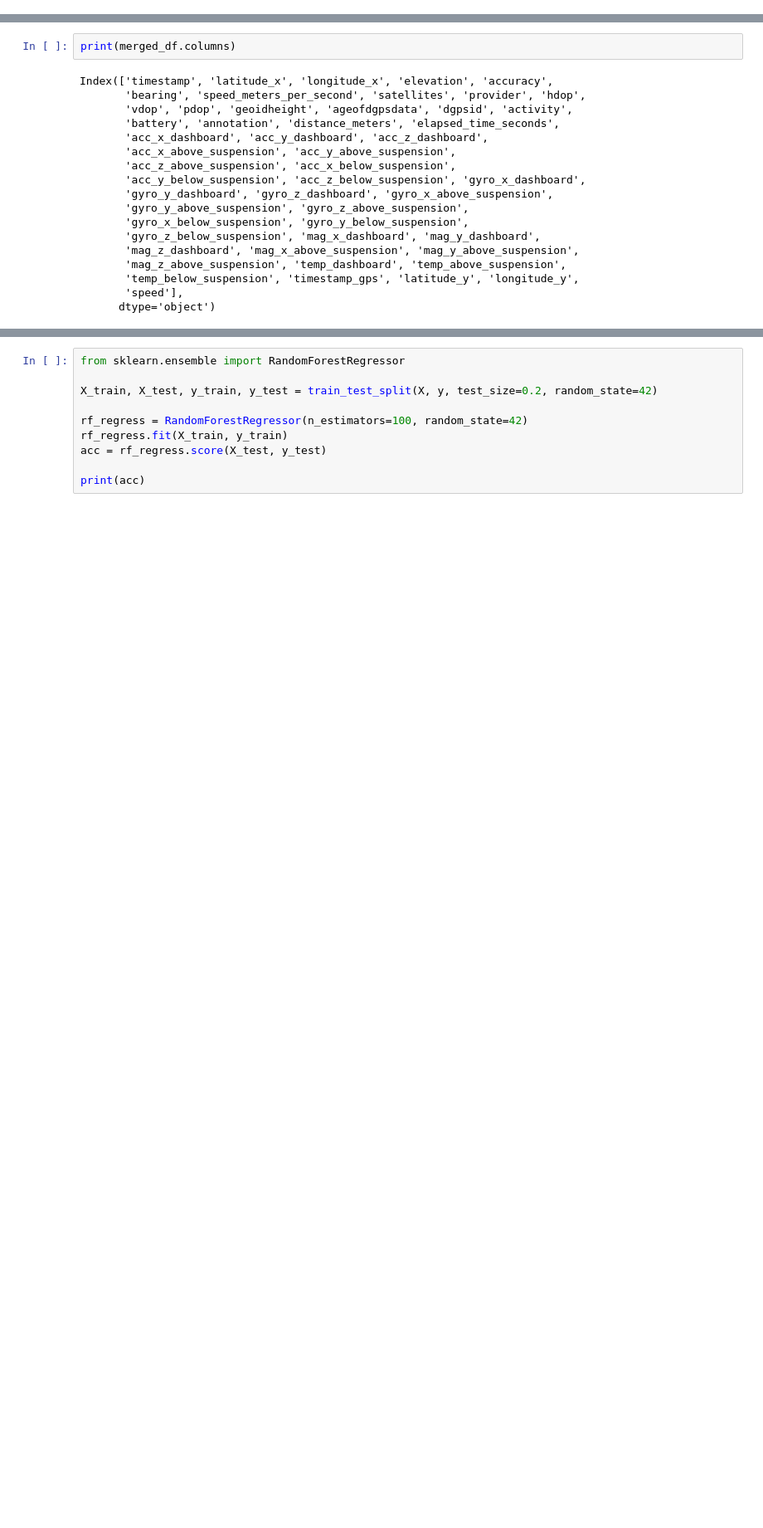
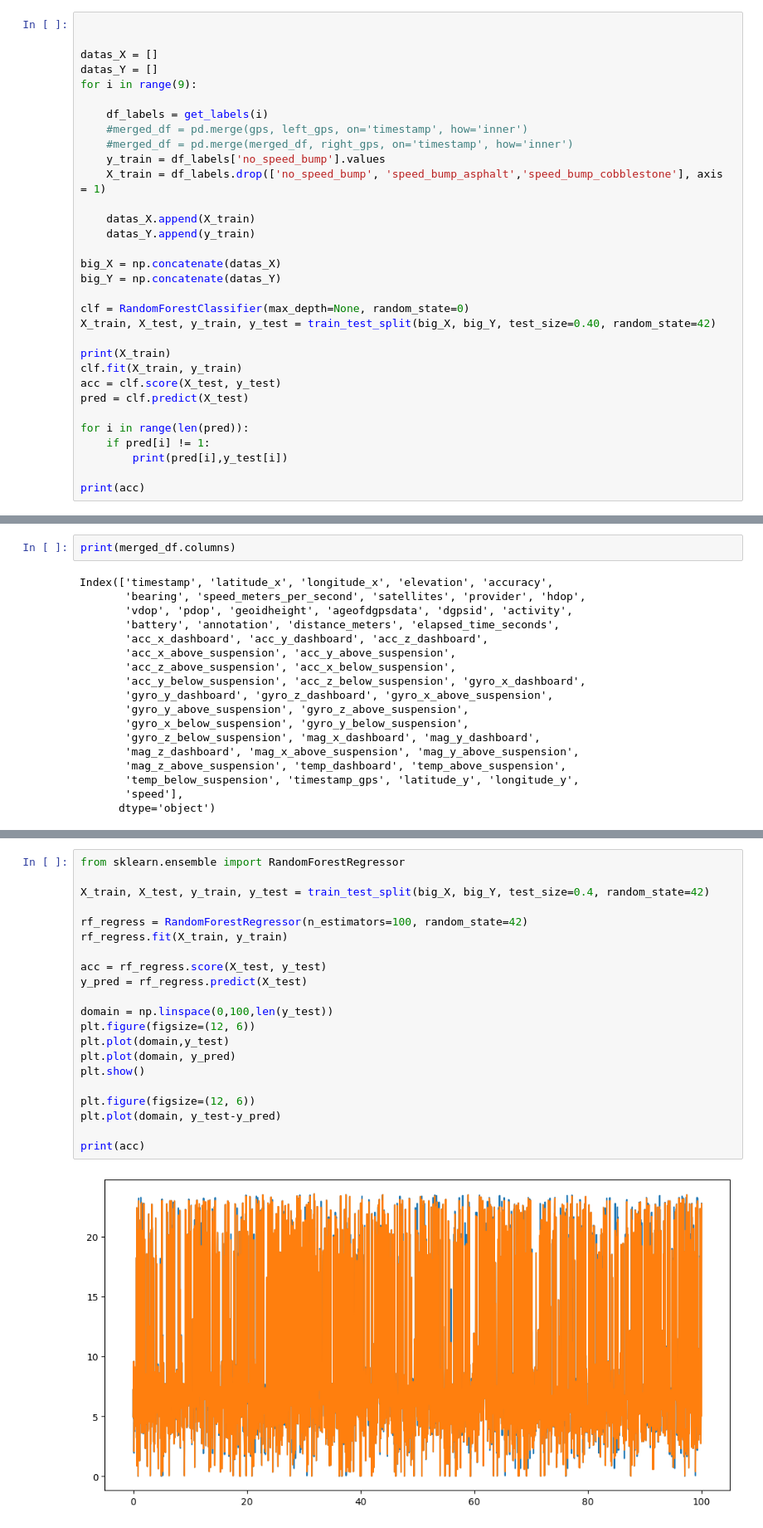
Before and after one commit to binDebug3/CarKalmanFilter, a Jupyter notebook: gwen.ipynb, the cells around one changed output, grey strips where cells are left out. Shown at 83% size. Drawn from its saved outputs; the diff is of its cells as text; blank space fills up the shorter version.

```diff
--- a/gwen.ipynb
+++ b/gwen.ipynb
@@ -681,0 +821,32 @@ print(acc)
+# %%
+
+
+datas_X = []
+datas_Y = []
+for i in range(9):
+
+    df_labels = get_labels(i)
+    #merged_df = pd.merge(gps, left_gps, on='timestamp', how='inner')
+    #merged_df = pd.merge(merged_df, right_gps, on='timestamp', how='inner')
+    y_train = df_labels['no_speed_bump'].values
+    X_train = df_labels.drop(['no_speed_bump', 'speed_bump_asphalt','speed_bump_cobblestone'], axis = 1)
+
+    datas_X.append(X_train)
+    datas_Y.append(y_train)
+
+big_X = np.concatenate(datas_X)
+big_Y = np.concatenate(datas_Y)
+
+clf = RandomForestClassifier(max_depth=None, random_state=0)
+X_train, X_test, y_train, y_test = train_test_split(big_X, big_Y, test_size=0.40, random_state=42)
+
+print(X_train)
+clf.fit(X_train, y_train)
+acc = clf.score(X_test, y_test)
+pred = clf.predict(X_test)
+
+for i in range(len(pred)):
+    if pred[i] != 1:
+        print(pred[i],y_test[i])
+
+print(acc)
@@ -750,11 +1039,23 @@ print(X)
 # %%
 from sklearn.ensemble import RandomForestRegressor
 
-X_train, X_test, y_train, y_test = train_test_split(X, y, test_size=0.2, random_state=42)
+X_train, X_test, y_train, y_test = train_test_split(big_X, big_Y, test_size=0.4, random_state=42)
 
 rf_regress = RandomForestRegressor(n_estimators=100, random_state=42)
 rf_regress.fit(X_train, y_train)
+
 acc = rf_regress.score(X_test, y_test)
+y_pred = rf_regress.predict(X_test)
+
+domain = np.linspace(0,100,len(y_test))
+plt.figure(figsize=(12, 6))
+plt.plot(domain,y_test)
+plt.plot(domain, y_pred)
+plt.show()
+
+plt.figure(figsize=(12, 6))
+plt.plot(domain, y_test-y_pred)
 
 print(acc)
 # %% [output]
+[figure, added]
```
Also changed, not shown: parts of 25 cells of this notebook.
